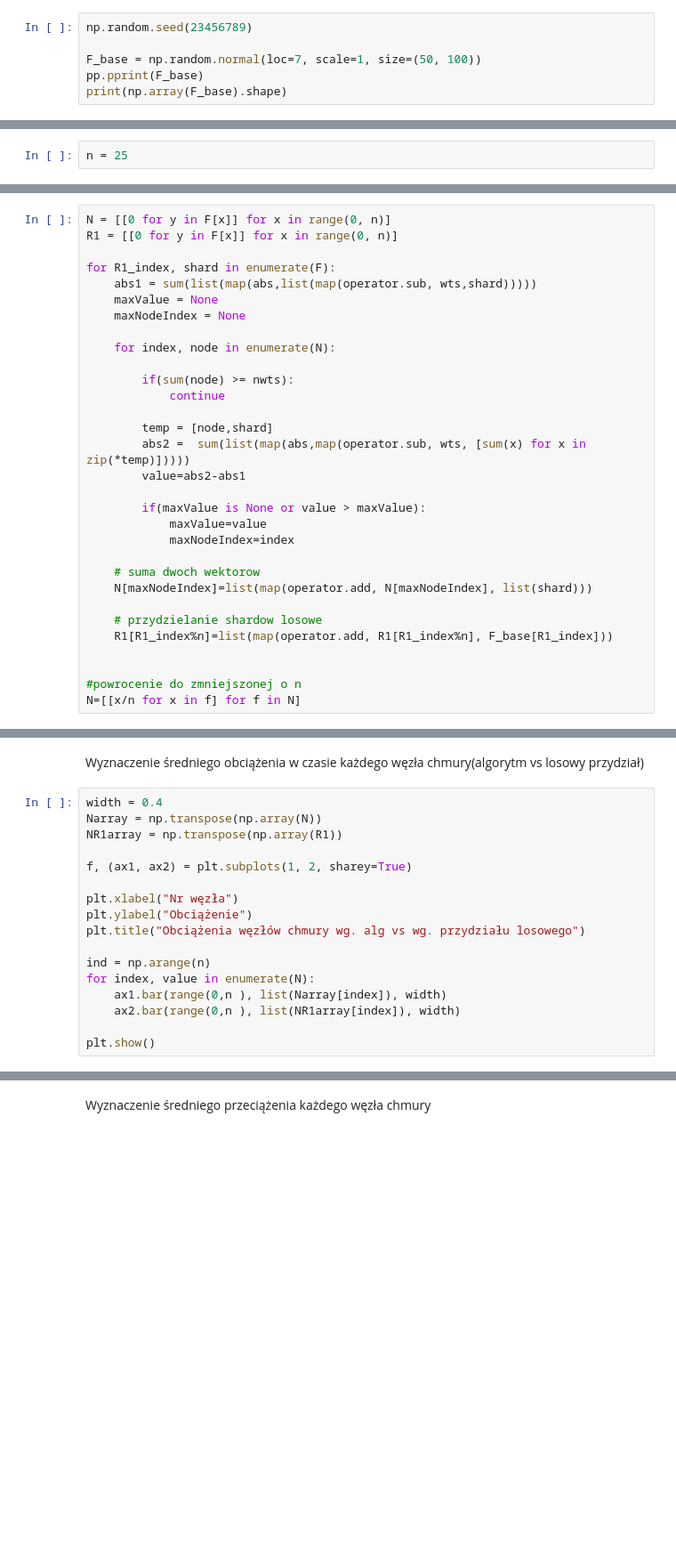
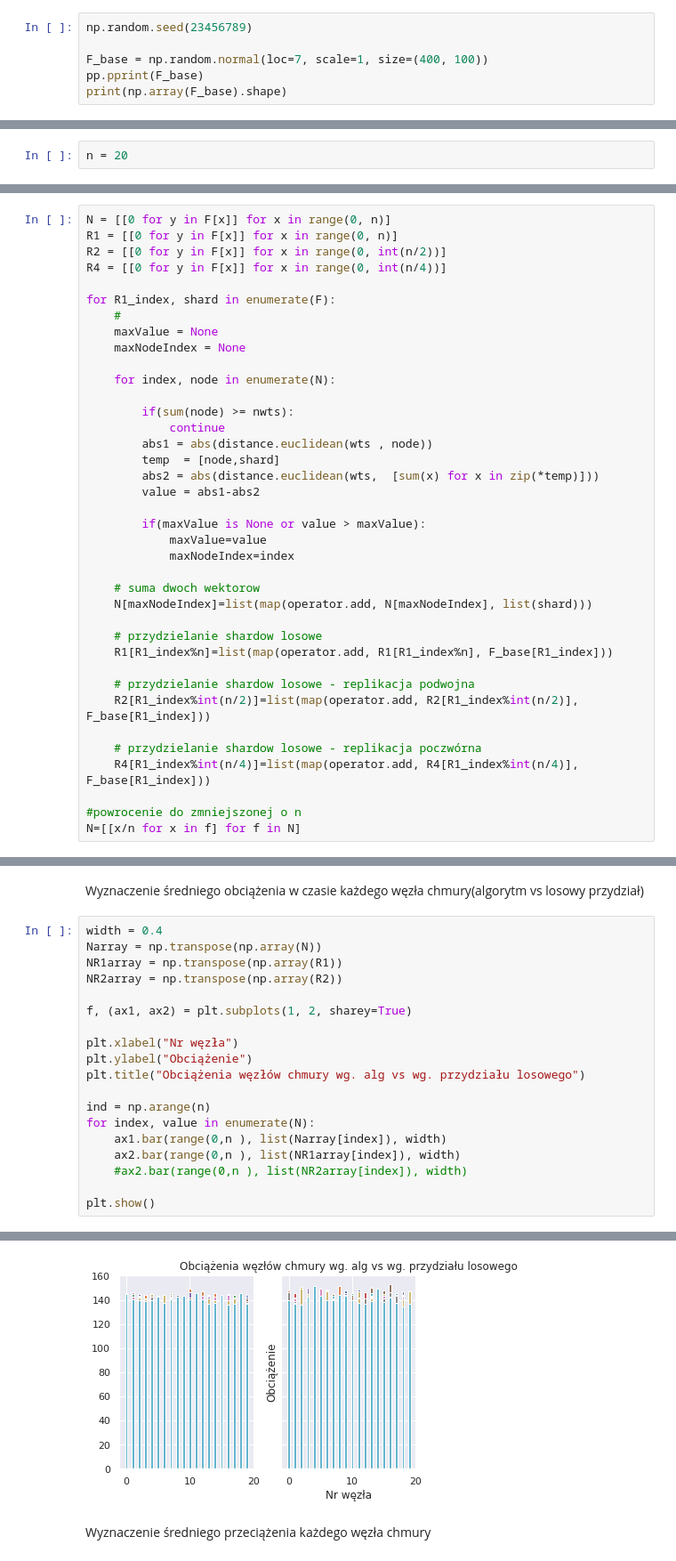
Before and after one commit to mszynka/PP___PBP, a Jupyter notebook: Notebook.ipynb, the cells around one changed output, grey strips where cells are left out. Shown: that part at 89% size. Saved outputs shown, nothing was run; the diff lists cells and outputs as text; blank space fills up the shorter version.

```diff
--- a/Notebook.ipynb
+++ b/Notebook.ipynb
@@ -18,7 +19,7 @@ Inicjalizacja wektora obciążeń poszczególnych shardów (F)
 # %%
 np.random.seed(23456789)
 
-F_base = np.random.normal(loc=7, scale=1, size=(50, 100))
+F_base = np.random.normal(loc=7, scale=1, size=(400, 100))
 pp.pprint(F_base)
 print(np.array(F_base).shape)
 # %% [output]
@@ -47,7 +47,7 @@ sns.distplot(np.apply_along_axis(lambda x: np.mean(x), 1, F_base_arr));
 # %% [markdown]
 Wyznaczenie ilości węzłów chmury (n)
 # %%
-n = 25
+n = 20
 # %% [markdown]
 Wyznaczenie sumarycznego wektora obciążenia całej chmury
 # %%
@@ -65,9 +65,11 @@ Alokowanie wektorów shardów względem posortowanego obciążenia
 # %%
 N = [[0 for y in F[x]] for x in range(0, n)]
 R1 = [[0 for y in F[x]] for x in range(0, n)]
+R2 = [[0 for y in F[x]] for x in range(0, int(n/2))]
+R4 = [[0 for y in F[x]] for x in range(0, int(n/4))]
 
 for R1_index, shard in enumerate(F):
-    abs1 = sum(list(map(abs,list(map(operator.sub, wts,shard)))))
+    #
     maxValue = None
     maxNodeIndex = None
 
@@ -75,10 +77,10 @@ for R1_index, shard in enumerate(F):
 
         if(sum(node) >= nwts):
             continue
-
-        temp = [node,shard]
-        abs2 =  sum(list(map(abs,map(operator.sub, wts, [sum(x) for x in zip(*temp)]))))
-        value=abs2-abs1
+        abs1 = abs(distance.euclidean(wts , node))
+        temp  = [node,shard]
+        abs2 = abs(distance.euclidean(wts,  [sum(x) for x in zip(*temp)]))
+        value = abs1-abs2
 
         if(maxValue is None or value > maxValue):
             maxValue=value
@@ -90,6 +92,11 @@ for R1_index, shard in enumerate(F):
     # przydzielanie shardow losowe
     R1[R1_index%n]=list(map(operator.add, R1[R1_index%n], F_base[R1_index]))
 
+    # przydzielanie shardow losowe - replikacja podwojna
+    R2[R1_index%int(n/2)]=list(map(operator.add, R2[R1_index%int(n/2)], F_base[R1_index]))
+
+    # przydzielanie shardow losowe - replikacja poczwórna
+    R4[R1_index%int(n/4)]=list(map(operator.add, R4[R1_index%int(n/4)], F_base[R1_index]))
 
 #powrocenie do zmniejszonej o n
 N=[[x/n for x in f] for f in N]
@@ -103,6 +110,7 @@ Wyznaczenie średniego obciążenia w czasie każdego węzła chmury(algorytm vs
 width = 0.4
 Narray = np.transpose(np.array(N))
 NR1array = np.transpose(np.array(R1))
+NR2array = np.transpose(np.array(R2))
 
 f, (ax1, ax2) = plt.subplots(1, 2, sharey=True)
 
@@ -114,6 +122,7 @@ ind = np.arange(n)
 for index, value in enumerate(N):
     ax1.bar(range(0,n ), list(Narray[index]), width)
     ax2.bar(range(0,n ), list(NR1array[index]), width)
+    #ax2.bar(range(0,n ), list(NR2array[index]), width)
 
 plt.show()
 # %% [output]
@@ -122,3 +129,4 @@ plt.show()
+[figure, added]
 # %% [markdown]
 Wyznaczenie średniego przeciążenia każdego węzła chmury
 # %%
```
Also changed, not shown: parts of 16 cells of this notebook.
